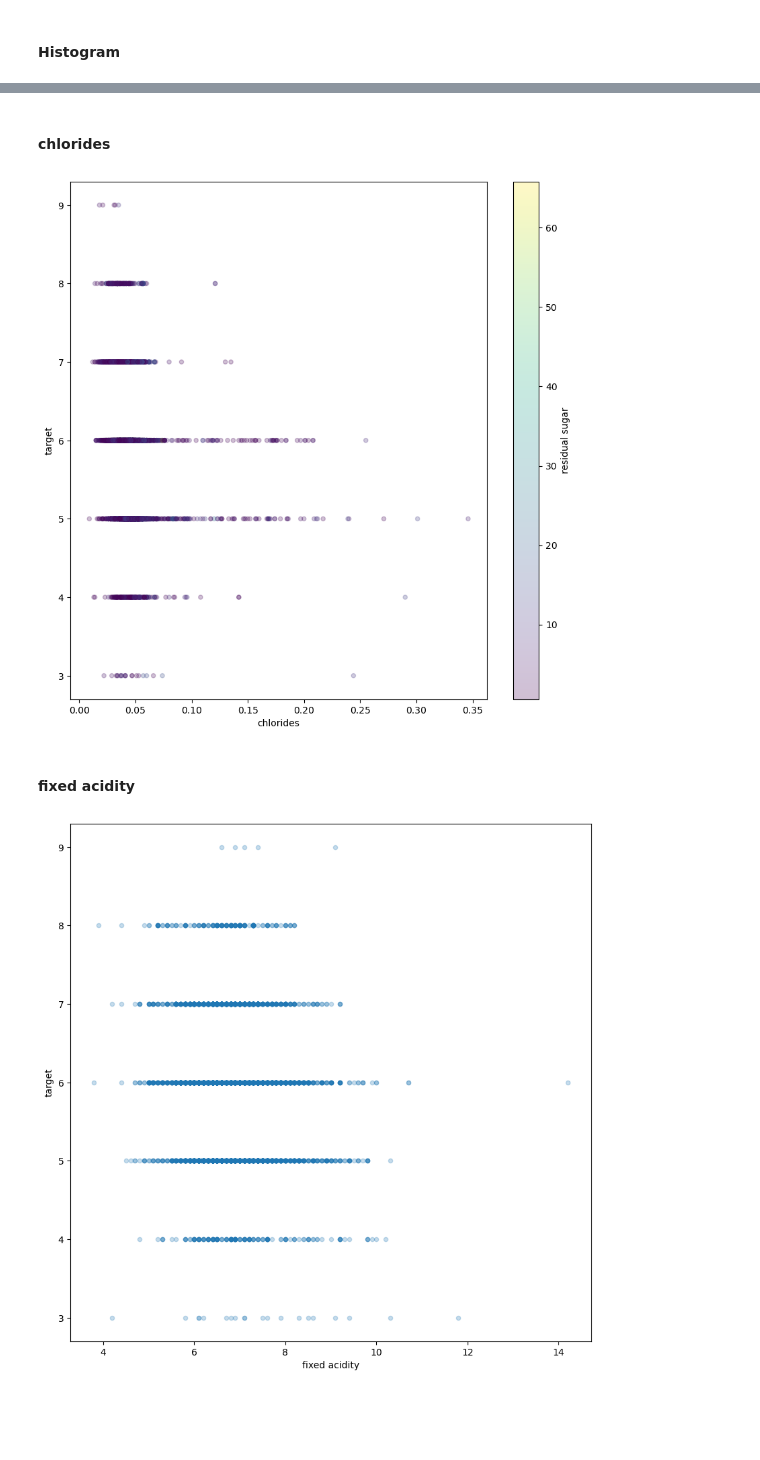
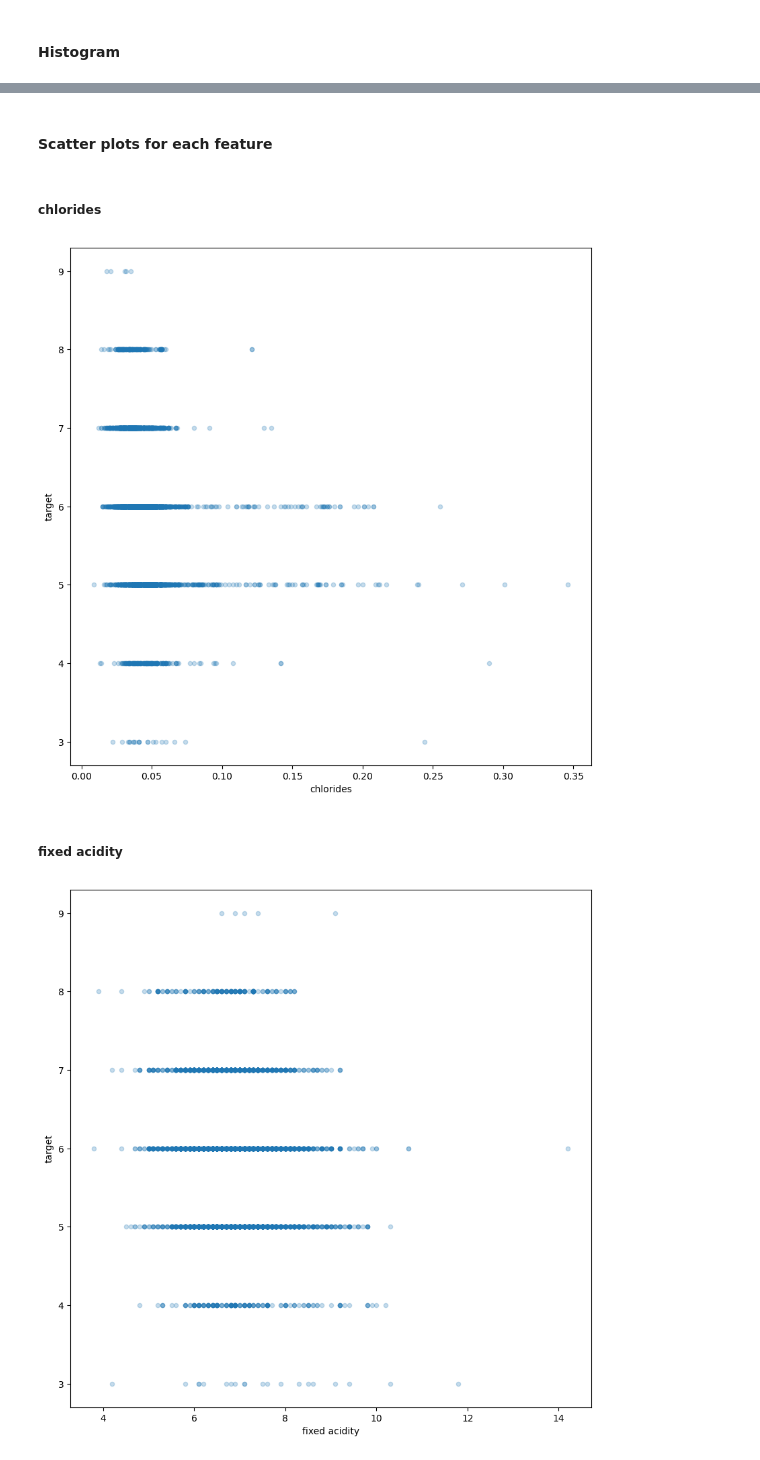
Before and after one commit to tzucker02/dx601-final-project, a Jupyter notebook: project.ipynb, the cells around one changed output, grey strips where cells are left out. Cells and saved outputs as stored; diff of their text form; code cells hidden in the pictures; blank space fills up the shorter version.

```diff
--- a/project.ipynb
+++ b/project.ipynb
@@ -716,0 +959,5 @@ Give a visualization showing how much this row sticks out compared to the other
+# %%
+column = "density"
+df['z_score'] = zscore(df[column])
+outliers = df[df['z_score'].abs() > 8]
+print(outliers[[column, 'z_score']])
@@ -716,0 +967,5 @@ Give a visualization showing how much this row sticks out compared to the other
+# %%
+column = "pH"
+df['z_score'] = zscore(df[column])
+outliers = df[df['z_score'].abs() > 4]
+print(outliers[[column, 'z_score']])
@@ -716,0 +978,5 @@ Give a visualization showing how much this row sticks out compared to the other
+# %%
+column = "sulphates"
+df['z_score'] = zscore(df[column])
+outliers = df[df['z_score'].abs() > 5]
+print(outliers[[column, 'z_score']])
@@ -716,0 +986,5 @@ Give a visualization showing how much this row sticks out compared to the other
+# %%
+column = "alcohol"
+df['z_score'] = zscore(df[column])
+outliers = df[df['z_score'].abs() > 2.9]
+print(outliers[[column, 'z_score']])
@@ -725,11 +1002,13 @@ plt.tight_layout()
+# %% [markdown]
+#### Scatter plots for each feature
 # %% [markdown]
-#### chlorides
+##### chlorides
 # %%
-df.plot.scatter(x="chlorides", y="target", alpha=0.25, figsize = (10,10), c="residual sugar");
+df.plot.scatter(x="chlorides", y="target", alpha=0.25, figsize = (10,10));
 # %% [output]
-[figure, old version]
+[figure, new version]
 # %% [markdown]
-#### fixed acidity
+##### fixed acidity
 # %%
 df.plot.scatter(x="fixed acidity", y="target", alpha=0.25, figsize = (10,10));
 # %% [output]
```
Also changed, not shown: parts of 64 cells of this notebook.
